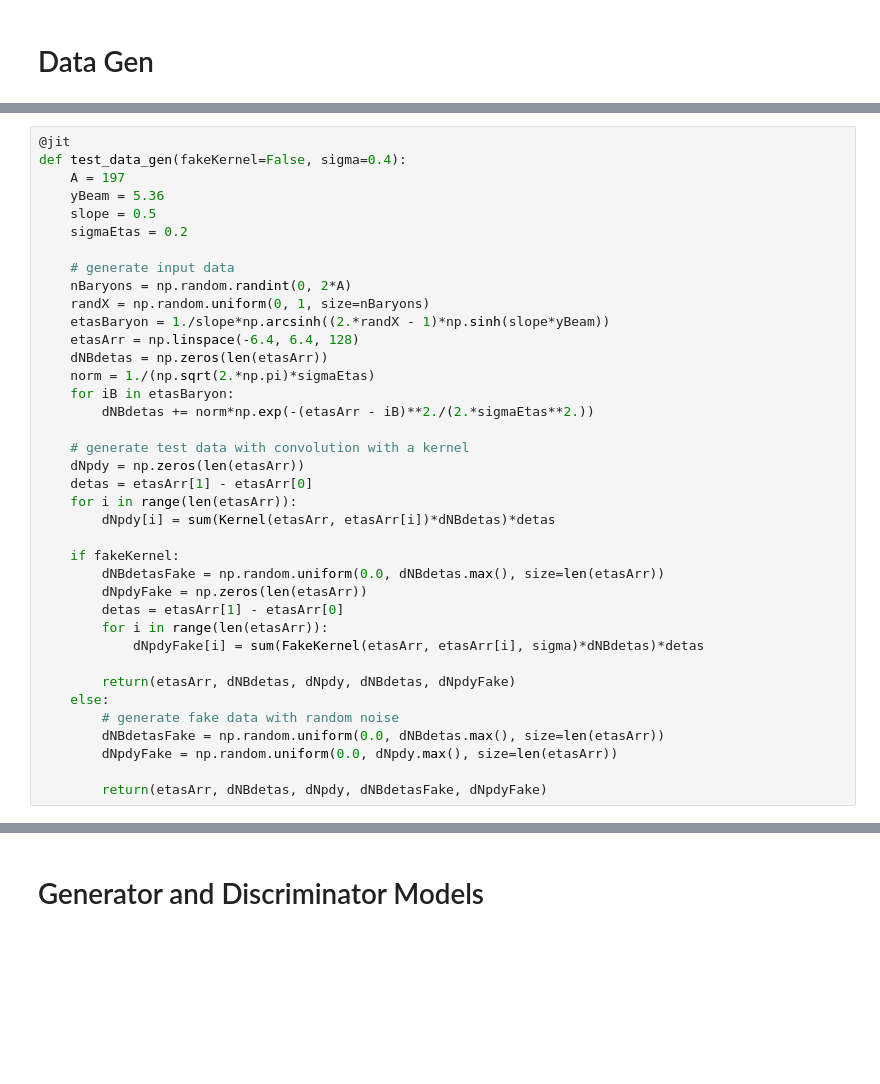
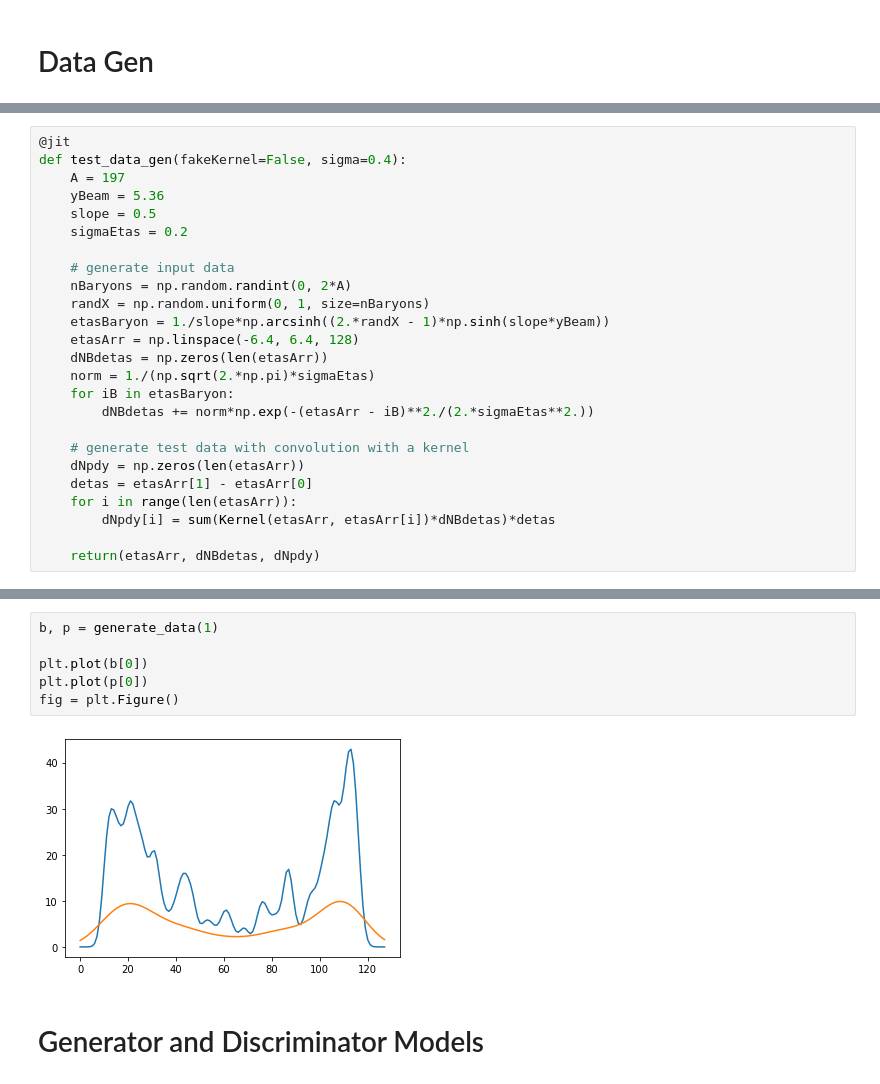
Before and after one commit to bboud/hydro-ml, a Jupyter notebook: GAN.ipynb, the cells around one changed output, grey strips where cells are left out. Saved outputs shown, nothing was run; the diff lists cells and outputs as text; blank space fills up the shorter version.

```diff
--- a/GAN.ipynb
+++ b/GAN.ipynb
@@ -56,18 +49,5 @@ def test_data_gen(fakeKernel=False, sigma=0.4):
     for i in range(len(etasArr)):
         dNpdy[i] = sum(Kernel(etasArr, etasArr[i])*dNBdetas)*detas
 
-    if fakeKernel:
-        dNBdetasFake = np.random.uniform(0.0, dNBdetas.max(), size=len(etasArr))
-        dNpdyFake = np.zeros(len(etasArr))
-        detas = etasArr[1] - etasArr[0]
-        for i in range(len(etasArr)):
-            dNpdyFake[i] = sum(FakeKernel(etasArr, etasArr[i], sigma)*dNBdetas)*detas
-
-        return(etasArr, dNBdetas, dNpdy, dNBdetas, dNpdyFake)
-    else:
-        # generate fake data with random noise
-        dNBdetasFake = np.random.uniform(0.0, dNBdetas.max(), size=len(etasArr))
-        dNpdyFake = np.random.uniform(0.0, dNpdy.max(), size=len(etasArr))
-
-        return(etasArr, dNBdetas, dNpdy, dNBdetasFake, dNpdyFake)
+    return(etasArr, dNBdetas, dNpdy)
 # %%
@@ -120,3 +65,11 @@ def generate_data(size=128):
+# %%
+b, p = generate_data(1)
+
+plt.plot(b[0])
+plt.plot(p[0])
+fig = plt.Figure()
+# %% [output]
+[figure, added]
 # %% [markdown]
 # Generator and Discriminator Models
 # %%
```
Also changed, not shown: parts of 15 cells of this notebook.
